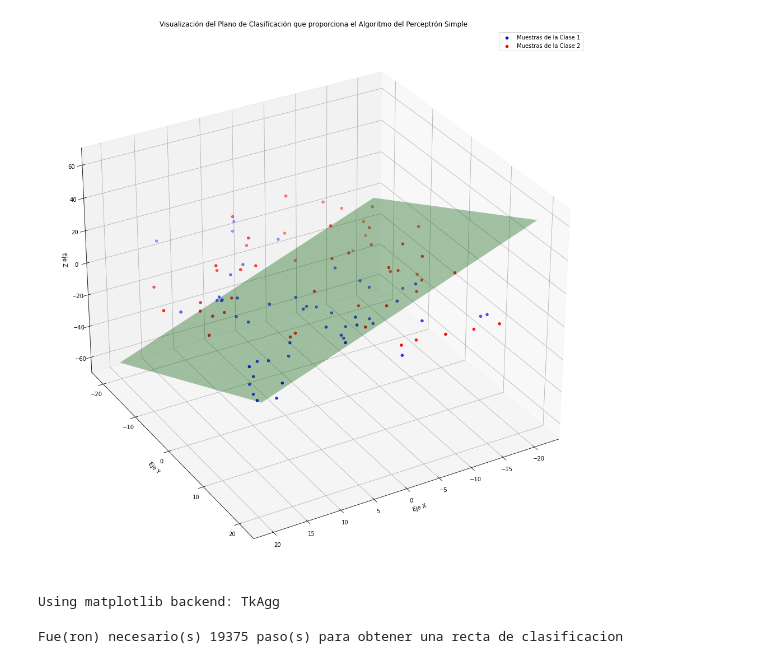
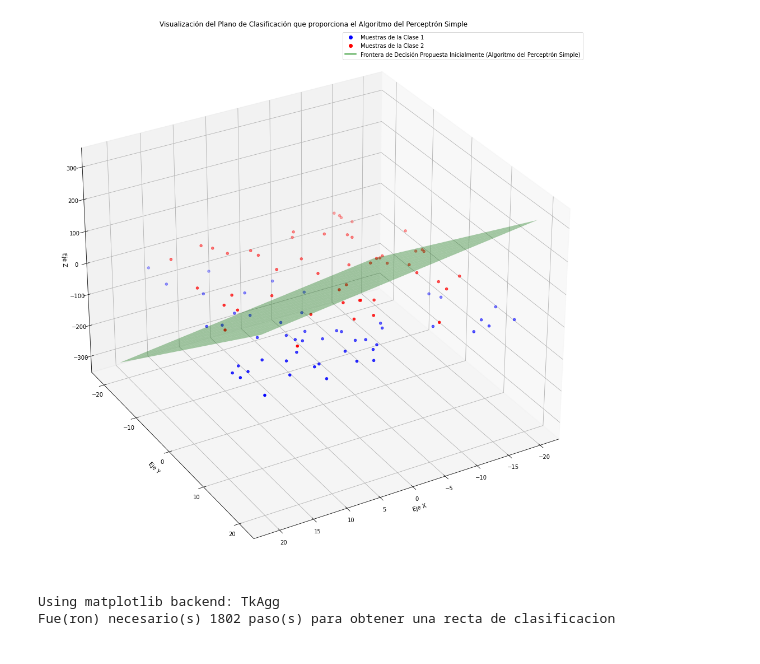
Before and after one commit to mamurciac/Intelligent-Systems, a Jupyter notebook: 2. Clasificación y Regresión/Ejercicio de Clasificación.ipynb, the cells around one changed output. Cells and saved outputs as stored; diff of their text form; code cells hidden in the pictures.

Commit message:
Mejoras Visuales en Clasificación en 3D

```diff
--- a/2. Clasificación y Regresión/Ejercicio de Clasificación.ipynb
+++ b/2. Clasificación y Regresión/Ejercicio de Clasificación.ipynb
@@ -267,7 +268,7 @@ listaCoeficientesPrincipalesHiperplanoBase = [1.0] * numeroDimensiones
 coeficienteInterceptoHiperplanoBase = -5.0
 nombreClase1 = "Clase 1"
 nombreClase2 = "Clase 2"
-margenMinimoSeparacionEntreClases = 1.0
+margenMinimoSeparacionEntreClases = 3.5
 numeroMuestrasClase1 = 50
 numeroMuestrasClase2 = 50
 tiempoPausaAnimacion = 0.001
@@ -341,37 +342,40 @@ elif numeroDimensiones == 3:
     valoresCoordenadasZPuntosClase2 = listaPuntosClase2PorCoordenadasRespectivas[2]
     minimoEjeY = np.min(valoresCoordenadasYPuntosClase1 + valoresCoordenadasYPuntosClase2) - 1
     maximoEjeY = np.max(valoresCoordenadasYPuntosClase1 + valoresCoordenadasYPuntosClase2) + 1
     minimoEjeZ = np.min(valoresCoordenadasZPuntosClase1 + valoresCoordenadasZPuntosClase2) - 1
     maximoEjeZ = np.max(valoresCoordenadasZPuntosClase1 + valoresCoordenadasZPuntosClase2) + 1
 
     listaValoresCoordenadaXHiperplanoBase = np.linspace(minimoEjeX, maximoEjeX, num = numeroMuestrasHiperplanoClasificacion)
     listaValoresCoordenadaYHiperplanoBase = np.linspace(minimoEjeY, maximoEjeY, num = numeroMuestrasHiperplanoClasificacion)
     listaValoresCoordenadaZHiperplanoBase = np.linspace(minimoEjeZ, maximoEjeZ, num = numeroMuestrasHiperplanoClasificacion)
     if listaCoeficientesCompletosHiperplanoBase[numeroDimensiones - 1] != 0.0:
         listaValoresCoordenadaXHiperplanoBase, listaValoresCoordenadaYHiperplanoBase = np.meshgrid(listaValoresCoordenadaXHiperplanoBase, listaValoresCoordenadaYHiperplanoBase)
         listaValoresCoordenadaZHiperplanoBase = -(listaCoeficientesCompletosHiperplanoBase[numeroDimensiones - 3] * listaValoresCoordenadaXHiperplanoBase + listaCoeficientesCompletosHiperplanoBase[numeroDimensiones - 2] * listaValoresCoordenadaYHiperplanoBase + listaCoeficientesCompletosHiperplanoBase[numeroDimensiones]) / listaCoeficientesCompletosHiperplanoBase[numeroDimensiones - 1]
     elif listaCoeficientesCompletosHiperplanoBase[numeroDimensiones - 2] != 0.0:
         listaValoresCoordenadaXHiperplanoBase, listaValoresCoordenadaZHiperplanoBase = np.meshgrid(listaValoresCoordenadaXHiperplanoBase, listaValoresCoordenadaZHiperplanoBase)
         listaValoresCoordenadaYHiperplanoBase = -(listaCoeficientesCompletosHiperplanoBase[numeroDimensiones - 3] * listaValoresCoordenadaXHiperplanoBase + listaCoeficientesCompletosHiperplanoBase[numeroDimensiones]) / listaCoeficientesCompletosHiperplanoBase[numeroDimensiones - 2]
     elif listaCoeficientesCompletosHiperplanoBase[numeroDimensiones - 3] != 0.0:
         listaValoresCoordenadaYHiperplanoBase, listaValoresCoordenadaZHiperplanoBase = np.meshgrid(listaValoresCoordenadaYHiperplanoBase, listaValoresCoordenadaZHiperplanoBase)
         listaValoresCoordenadaXHiperplanoBase = [-listaCoeficientesCompletosHiperplanoBase[numeroDimensiones] / listaCoeficientesCompletosHiperplanoBase[numeroDimensiones - 3]] * numeroMuestrasHiperplanoClasificacion
 
     currentFigure = plt.figure(figsize = (15, 14))
     ax = currentFigure.add_subplot(111, projection = '3d')
     ax.view_init(elev = 30, azim = 60)
-    ax.scatter(valoresCoordenadasXPuntosClase1, valoresCoordenadasYPuntosClase1, valoresCoordenadasZPuntosClase1, c = 'b', marker = 'o', label = "Muestras de la Clase 1")
-    ax.scatter(valoresCoordenadasXPuntosClase2, valoresCoordenadasYPuntosClase2, valoresCoordenadasZPuntosClase2, c = 'r', marker = 'o', label = "Muestras de la Clase 2")
+    ax.scatter(valoresCoordenadasXPuntosClase1, valoresCoordenadasYPuntosClase1, valoresCoordenadasZPuntosClase1, c = 'b', marker = 'o')
+    etiquetaLeyendaPuntosClase1 = mpl.lines.Line2D([0], [0], linestyle = "none", c = 'b', marker = 'o')
+    ax.scatter(valoresCoordenadasXPuntosClase2, valoresCoordenadasYPuntosClase2, valoresCoordenadasZPuntosClase2, c = 'r', marker = 'o')
+    etiquetaLeyendaPuntosClase2 = mpl.lines.Line2D([0], [0], linestyle = "none", c = 'r', marker = 'o')
     ax.plot_surface(listaValoresCoordenadaXHiperplanoBase, listaValoresCoordenadaYHiperplanoBase, listaValoresCoordenadaZHiperplanoBase, color = 'g', alpha = 0.35)
+    etiquetaLeyendaPlano = mpl.lines.Line2D([0], [0], linestyle = "-", c = 'g')
     ax.set_xlabel("Eje X")
     ax.set_ylabel("Eje Y")
     ax.set_zlabel("Eje Z")
     ax.set_title("Visualización del Plano de Clasificación que proporciona el Algoritmo del Perceptrón Simple")
-    plt.legend()
+    ax.legend([etiquetaLeyendaPuntosClase1, etiquetaLeyendaPuntosClase2, etiquetaLeyendaPlano], ["Muestras de la Clase 1", "Muestras de la Clase 2", "Frontera de Decisión Propuesta Inicialmente (Algoritmo del Perceptrón Simple)"], numpoints = 1)
     plt.tight_layout()
     plt.show()
 # %% [output]
-[figure, old version]
+[figure, new version]
 # %%
 #algoritmoPerceptronSimple(listaPuntosMuestra, muestraPuntosPorClases, listaCoeficientesCompletosHiperplanoBase, tasaAprendizaje, numeroDimensiones)
 # %%
@@ -480,9 +484,8 @@ elif numeroDimensiones == 2:
         plt.ioff()
         plt.show()
 elif numeroDimensiones == 3:
-    fig = plt.figure()
-    ax = fig.gca(projection = '3d')
-
+    currentFigure = plt.figure()
+    ax = currentFigure.add_subplot(111, projection = '3d')
     plt.ion()
     while True:
         ax.cla()
@@ -527,14 +530,17 @@ elif numeroDimensiones == 3:
             listaValoresCoordenadaXHiperplanoBase = [-listaCoeficientesCompletosHiperplanoBase[numeroDimensiones] / listaCoeficientesCompletosHiperplanoBase[numeroDimensiones - 3]] * numeroMuestrasHiperplanoClasificacion
 
         ax.view_init(elev = 30, azim = 60)
-        ax.scatter(valoresCoordenadasXPuntosClase1, valoresCoordenadasYPuntosClase1, valoresCoordenadasZPuntosClase1, c = 'b', marker = 'o', label = "Muestras de la Clase 1")
-        ax.scatter(valoresCoordenadasXPuntosClase2, valoresCoordenadasYPuntosClase2, valoresCoordenadasZPuntosClase2, c = 'r', marker = 'o', label = "Muestras de la Clase 2")
+        ax.scatter(valoresCoordenadasXPuntosClase1, valoresCoordenadasYPuntosClase1, valoresCoordenadasZPuntosClase1, c = 'b', marker = 'o')
+        etiquetaLeyendaPuntosClase1 = mpl.lines.Line2D([0], [0], linestyle = "none", c = 'b', marker = 'o')
+        ax.scatter(valoresCoordenadasXPuntosClase2, valoresCoordenadasYPuntosClase2, valoresCoordenadasZPuntosClase2, c = 'r', marker = 'o')
+        etiquetaLeyendaPuntosClase2 = mpl.lines.Line2D([0], [0], linestyle = "none", c = 'r', marker = 'o')
         ax.plot_surface(listaValoresCoordenadaXHiperplanoBase, listaValoresCoordenadaYHiperplanoBase, listaValoresCoordenadaZHiperplanoBase, color = 'g', alpha = 0.35)
+        etiquetaLeyendaPlano = mpl.lines.Line2D([0], [0], linestyle = "-", c = 'g')
         ax.set_xlabel("Eje X")
         ax.set_ylabel("Eje Y")
         ax.set_zlabel("Eje Z")
-        ax.set_title("Visualizacion de Plano de Clasficación que proporciona el Algoritmo del Perceptrón Simple")
-        plt.legend()
+        ax.set_title("Visualización del Plano de Clasificación que proporciona el Algoritmo del Perceptrón Simple")
+        ax.legend([etiquetaLeyendaPuntosClase1, etiquetaLeyendaPuntosClase2, etiquetaLeyendaPlano], ["Muestras de la Clase 1", "Muestras de la Clase 2", "Frontera de Decisión Propuesta (Algoritmo del Perceptrón Simple)"], numpoints = 1)
         plt.tight_layout()
 
         revisionClasificacion1 = verificarMuestrasClasificadasEnUnaSolaClase(muestraPuntosPorClases, nombreClase1, nombreClase2, nombreClase1, listaCoeficientesCompletosHiperplano, numeroDimensiones)
@@ -550,4 +556,4 @@ elif numeroDimensiones == 3:
         plt.show()
 # %% [output]
 Using matplotlib backend: TkAgg
+Fue(ron) necesario(s) 1802 paso(s) para obtener una recta de clasificacion
-Fue(ron) necesario(s) 19375 paso(s) para obtener una recta de clasificacion
```
Also changed, not shown: parts of 4 cells of this notebook.
